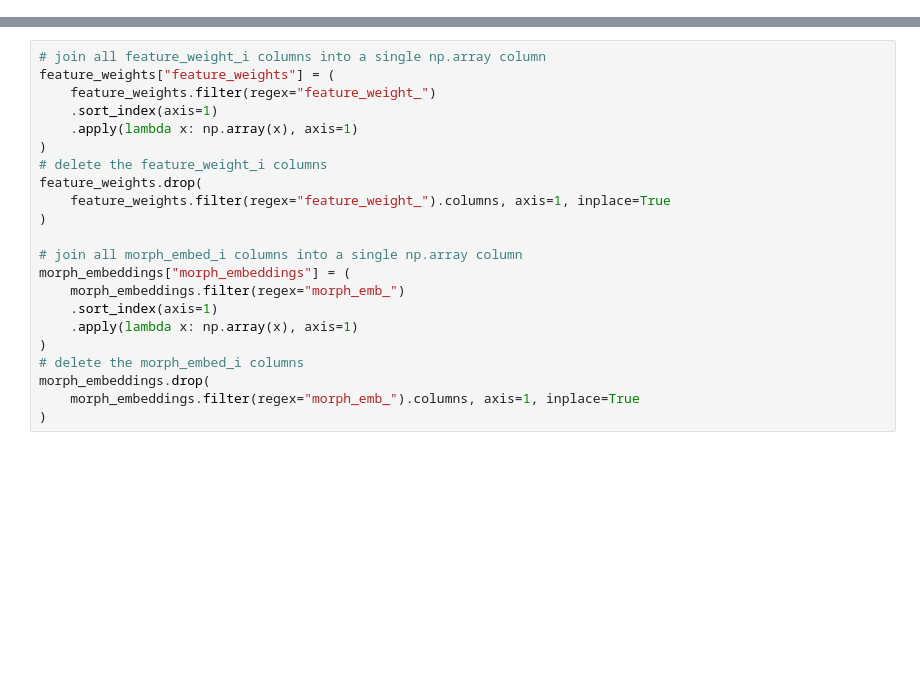
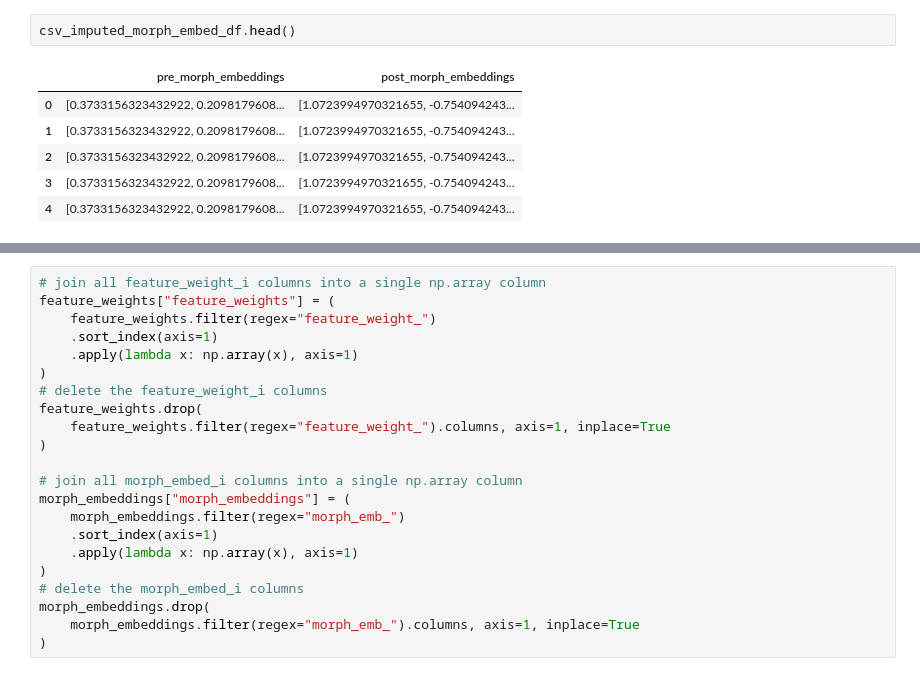
Before and after one commit to gwang034/elecfinal, a Jupyter notebook: Didi/Data_Exploration.ipynb, the cells around one changed output, grey strips where cells are left out. Saved outputs shown, nothing was run; the diff lists cells and outputs as text; blank space fills up the shorter version.

```diff
--- a/Didi/Data_Exploration.ipynb
+++ b/Didi/Data_Exploration.ipynb
@@ -12,0 +155,9 @@ morph_embeddings = pd.read_csv("../Data/morph_embeddings.csv")
+# %%
+csv_imputed_morph_embed_df.head()
+# %% [output]
+|  | pre_morph_embeddings | post_morph_embeddings |
+| 0 | [0.3733156323432922, 0.2098179608... | [1.0723994970321655, -0.754094243... |
+| 1 | [0.3733156323432922, 0.2098179608... | [1.0723994970321655, -0.754094243... |
+| 2 | [0.3733156323432922, 0.2098179608... | [1.0723994970321655, -0.754094243... |
+| 3 | [0.3733156323432922, 0.2098179608... | [1.0723994970321655, -0.754094243... |
+| 4 | [0.3733156323432922, 0.2098179608... | [1.0723994970321655, -0.754094243... |
```
Also changed, not shown: parts of 24 cells of this notebook, 3 other files.
